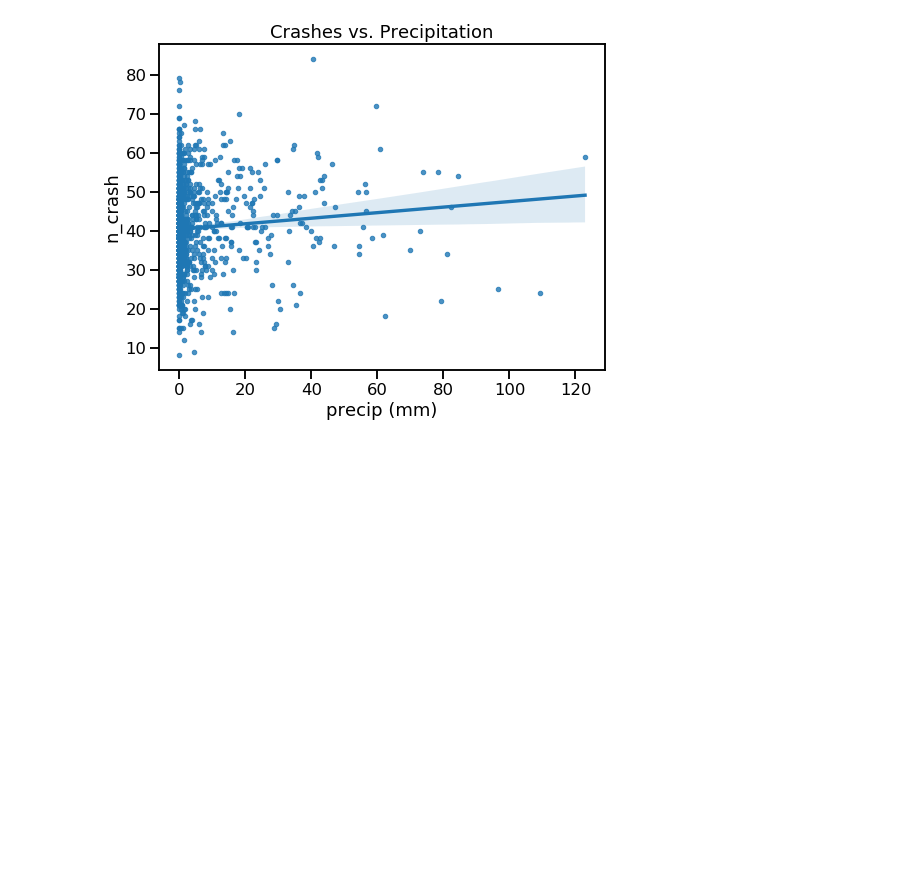
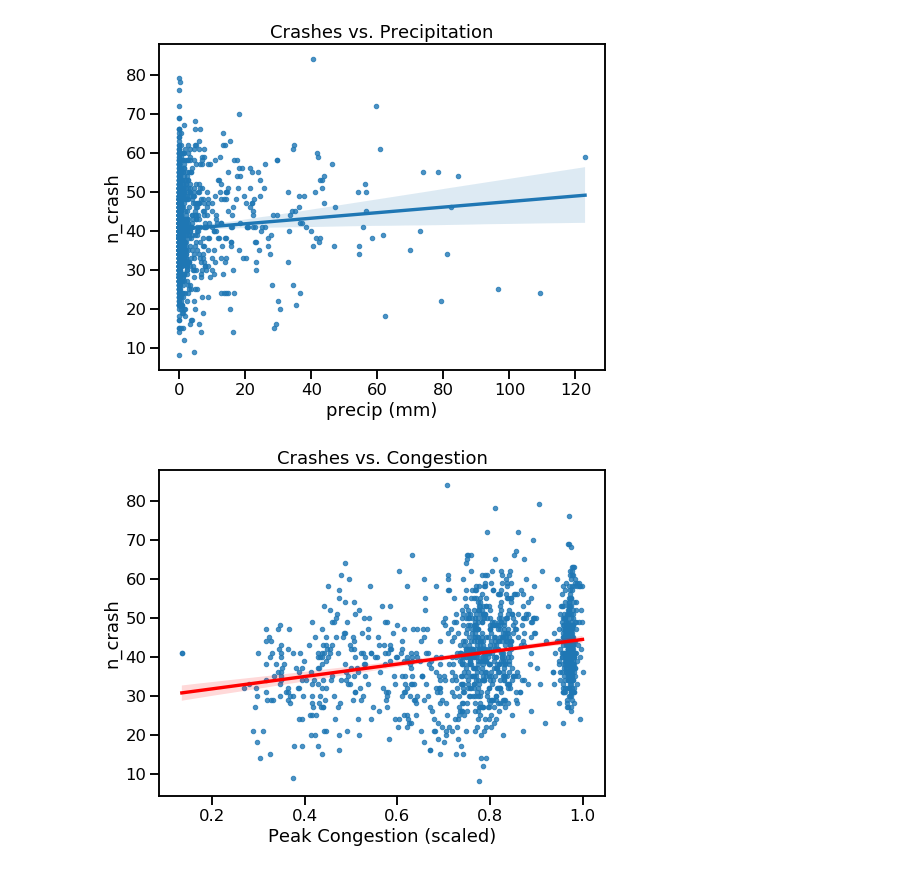
Before and after one commit to sciencelee/chicago-red-light-cameras, a Jupyter notebook: 03-crash-regression-models.ipynb, the cells around one changed output. Drawn from its saved outputs; the diff is of its cells as text; code cells hidden in the pictures; blank space fills up the shorter version.

Commit message:
updated readme and added images

```diff
--- a/03-crash-regression-models.ipynb
+++ b/03-crash-regression-models.ipynb
@@ -747,3 +747,12 @@ plt.title('Crashes vs. Precipitation')
 # %% [output]
 Text(0.5, 1.0, 'Crashes vs. Precipitation')
 [figure]
+# %%
+# for presentation
+plt.figure(figsize=[8,6])
+sns.regplot(data=crash_df, x='afternoon_rush_congestion', y='n_crash', marker='.', line_kws={"color": "red"})
+plt.xlabel('Peak Congestion (scaled)')
+plt.title('Crashes vs. Congestion')
+plt.savefig('images/crash_vs_congestion')
+# %% [output]
+[figure, added]
```
Also changed, not shown: parts of 8 cells of this notebook, 4 other files.
